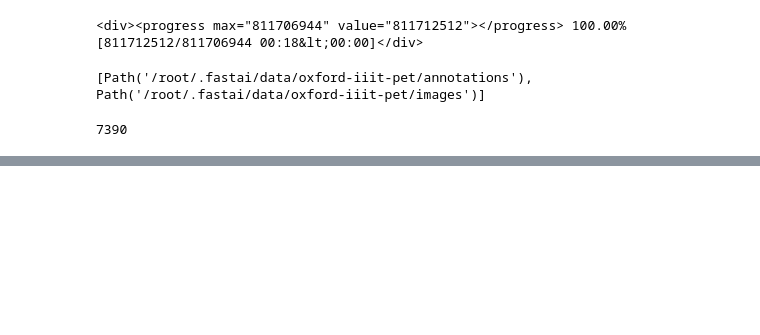
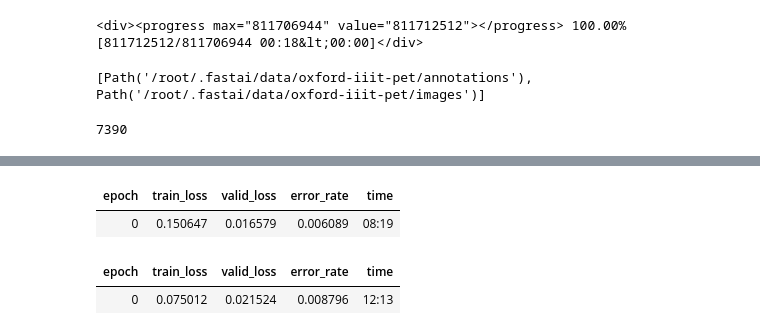
Before and after one commit to Sandeepdeval/fastai_learning, a Jupyter notebook: docs_training/01_vision_training.ipynb, the cells around one changed output, grey strips where cells are left out. Saved outputs shown, nothing was run; the diff lists cells and outputs as text; code cells hidden in the pictures; blank space fills up the shorter version.

```diff
--- a/docs_training/01_vision_training.ipynb
+++ b/docs_training/01_vision_training.ipynb
@@ -15,0 +29,4 @@ len(files)
+# %%
+learn = vision_learner(dls, resnet34, metrics=error_rate)
+learn.fine_tune(1)
+# %% [output]
@@ -15,0 +34,4 @@ len(files)
+| epoch | train_loss | valid_loss | error_rate | time |
+| 0 | 0.150647 | 0.016579 | 0.006089 | 08:19 |
+| epoch | train_loss | valid_loss | error_rate | time |
+| 0 | 0.075012 | 0.021524 | 0.008796 | 12:13 |
```
Also changed, not shown: parts of 5 cells of this notebook.
